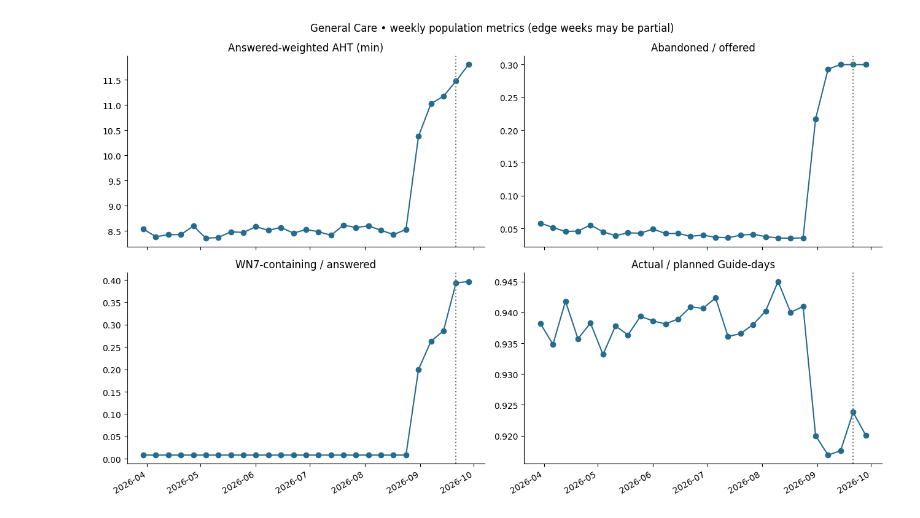
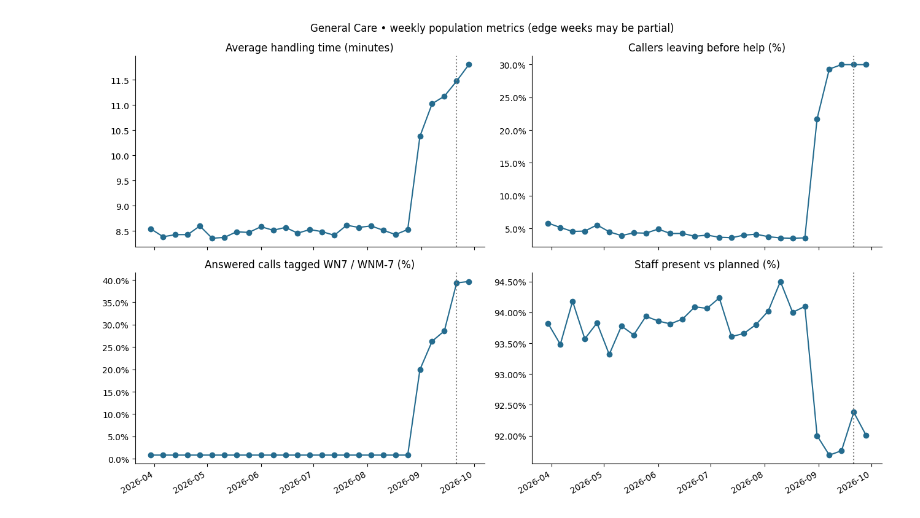
Before and after one commit to tchustz/kirby, a Jupyter notebook: northstar_analysis/02_monitoring.ipynb, the cells around one changed output. Saved outputs shown, nothing was run; the diff lists cells and outputs as text; code cells hidden in the pictures.

```diff
--- a/northstar_analysis/02_monitoring.ipynb
+++ b/northstar_analysis/02_monitoring.ipynb
@@ -115,17 +122,18 @@ Review triggers mean investigate with WFM/Quality. A low-sample recovery window
 # %%
 history = ops[ops.Queue.eq(QUEUE) & ops.Date.le(end)].copy()
 history['week'] = history.Date.dt.to_period('W-SUN').dt.start_time
 weekly = history.groupby('week').apply(population_metrics,include_groups=False)
 fig, axes=plt.subplots(2,2,figsize=(13,8),sharex=True)
 for axis,col,title in zip(axes.flat,['AHT_min','abandonment','WN7_contact_share','actual_planned'],
- ['Answered-weighted AHT (min)','Abandoned / offered','WN7-containing / answered','Actual / planned Guide-days']):
+ ['Average handling time (minutes)','Callers leaving before help (%)','Answered calls tagged WN7 / WNM-7 (%)','Staff present vs planned (%)']):
  axis.plot(weekly.index,weekly[col],marker='o',color='#246b8e');axis.set_title(title)
+ if col != 'AHT_min': axis.yaxis.set_major_formatter(PercentFormatter(1))
  axis.axvline(pd.Timestamp('2026-09-21'),color='grey',ls=':')
 fig.suptitle(f'{QUEUE} • weekly population metrics (edge weeks may be partial)')
 fig.autofmt_xdate();fig.tight_layout();plt.show()
 weekly.to_csv(OUT/'monitor_weekly_population.csv')
 # %% [output]
-[figure, old version]
+[figure, new version]
 # %%
 ec = calls[calls.Queue.eq(QUEUE) & calls['Recovery available'] & calls['Call date'].le(end)].copy()
 ec['week'] = ec['Call date'].dt.to_period('W-SUN').dt.start_time
```
Also changed, not shown: parts of 9 cells of this notebook, 6 other files.
